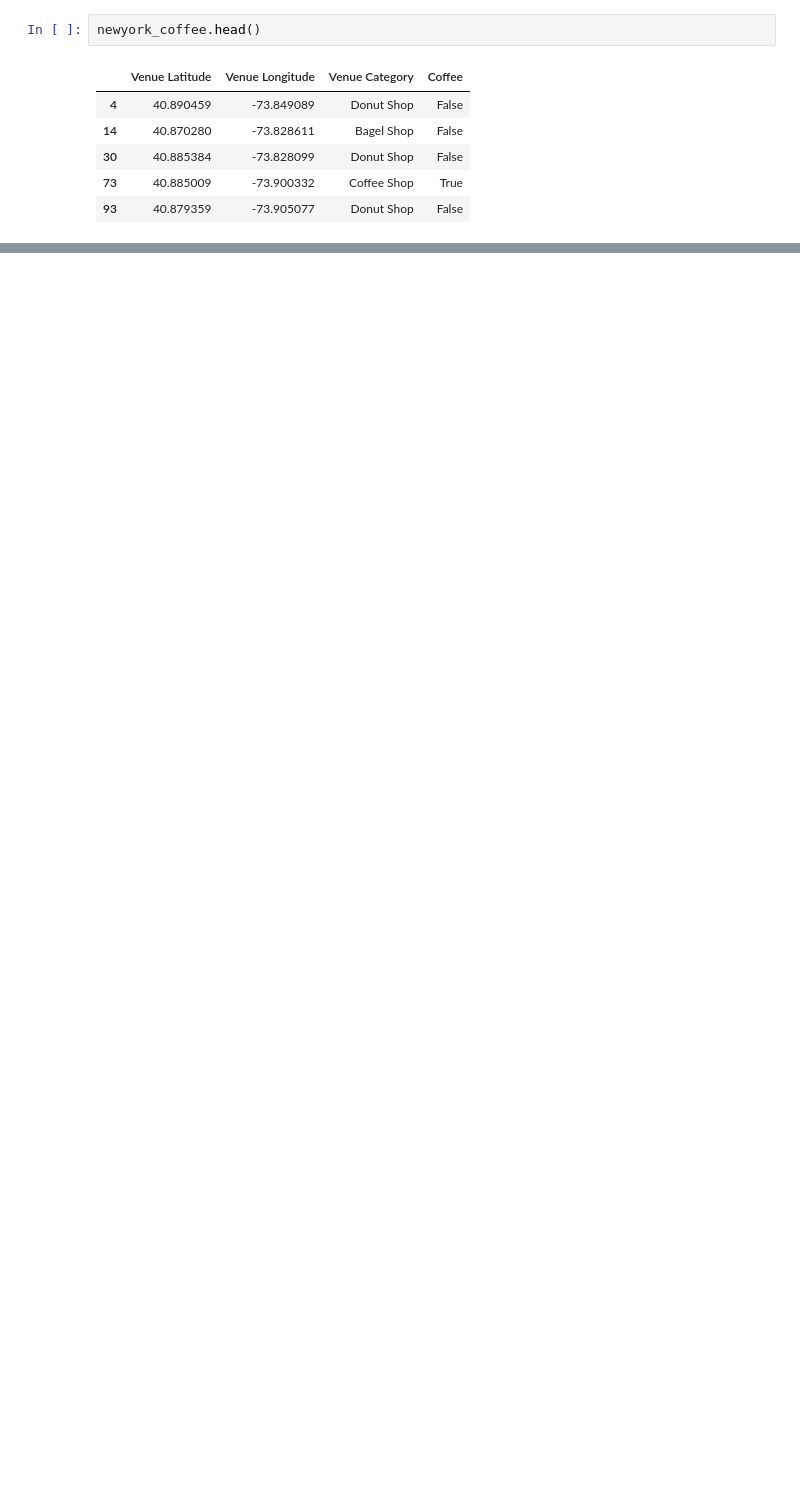
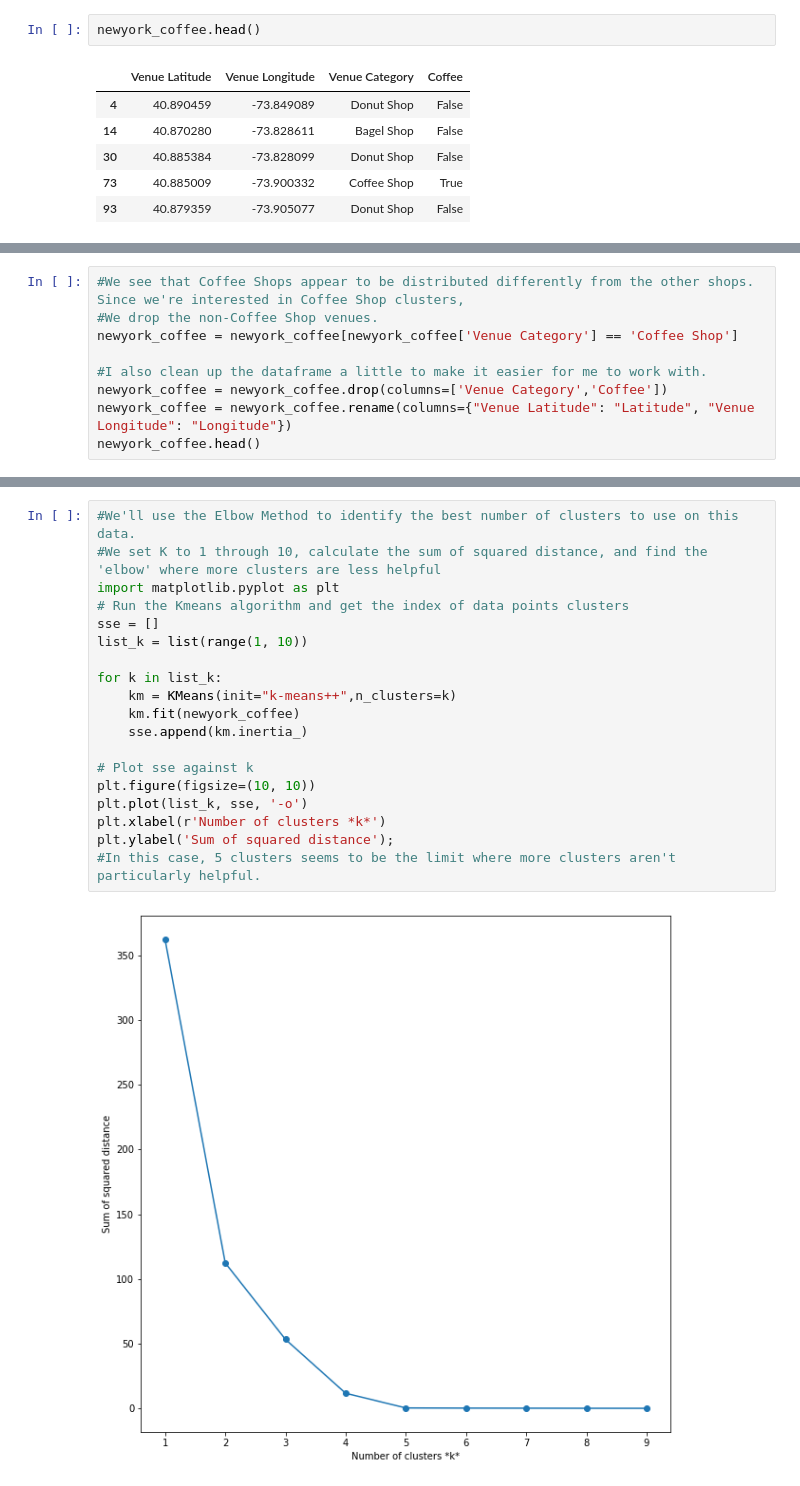
Before and after one commit to JonNKolb/Coursera_Capstone, a Jupyter notebook: Capstone Project.ipynb, the cells around one changed output, grey strips where cells are left out. Cells and saved outputs as stored; diff of their text form; blank space fills up the shorter version.

```diff
--- a/Capstone Project.ipynb
+++ b/Capstone Project.ipynb
@@ -247,3 +224,12 @@ for lat, lng, cat, group in zip(newyork_coffee['Venue Latitude'], newyork_coffee
 map_newyork
 # %% [output]
 [interactive output not drawn]
+# %%
+#We see that Coffee Shops appear to be distributed differently from the other shops. Since we're interested in Coffee Shop clusters,
+#We drop the non-Coffee Shop venues.
+newyork_coffee = newyork_coffee[newyork_coffee['Venue Category'] == 'Coffee Shop']
+
+#I also clean up the dataframe a little to make it easier for me to work with.
+newyork_coffee = newyork_coffee.drop(columns=['Venue Category','Coffee'])
+newyork_coffee = newyork_coffee.rename(columns={"Venue Latitude": "Latitude", "Venue Longitude": "Longitude"})
+newyork_coffee.head()
@@ -249,0 +243,21 @@ map_newyork
+# %%
+#We'll use the Elbow Method to identify the best number of clusters to use on this data.
+#We set K to 1 through 10, calculate the sum of squared distance, and find the 'elbow' where more clusters are less helpful
+import matplotlib.pyplot as plt
+# Run the Kmeans algorithm and get the index of data points clusters
+sse = []
+list_k = list(range(1, 10))
+
+for k in list_k:
+    km = KMeans(init="k-means++",n_clusters=k)
+    km.fit(newyork_coffee)
+    sse.append(km.inertia_)
+
+# Plot sse against k
+plt.figure(figsize=(10, 10))
+plt.plot(list_k, sse, '-o')
+plt.xlabel(r'Number of clusters *k*')
+plt.ylabel('Sum of squared distance');
+#In this case, 5 clusters seems to be the limit where more clusters aren't particularly helpful.
+# %% [output]
+[figure, added]
```
Also changed, not shown: parts of 17 cells of this notebook.
